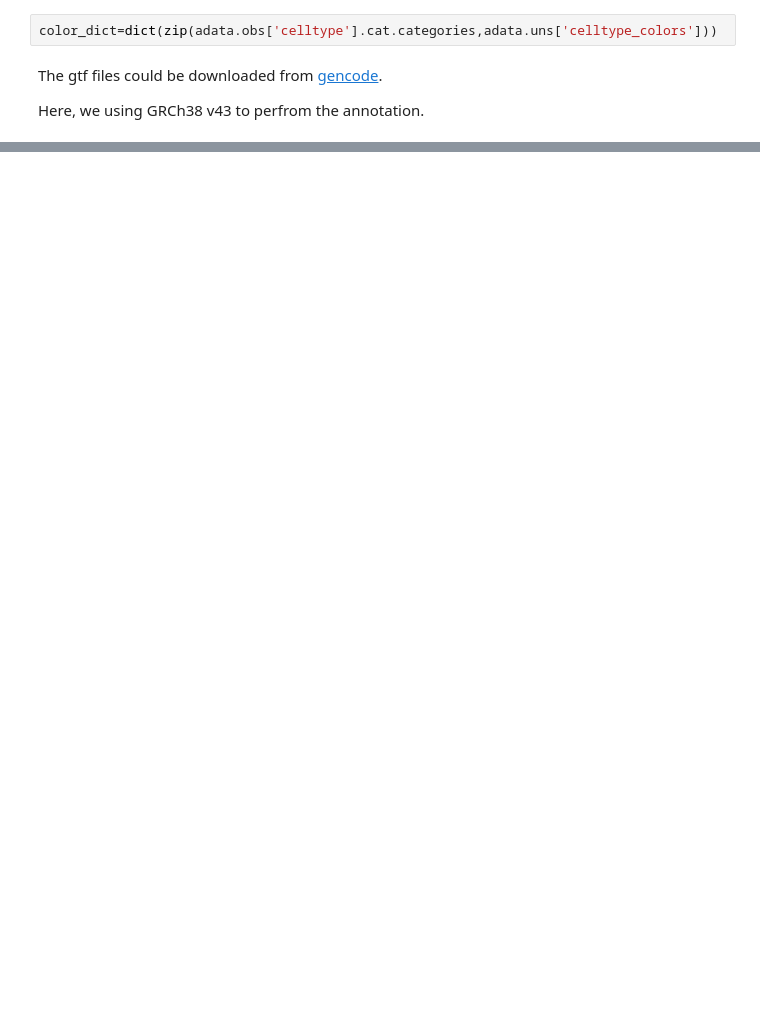
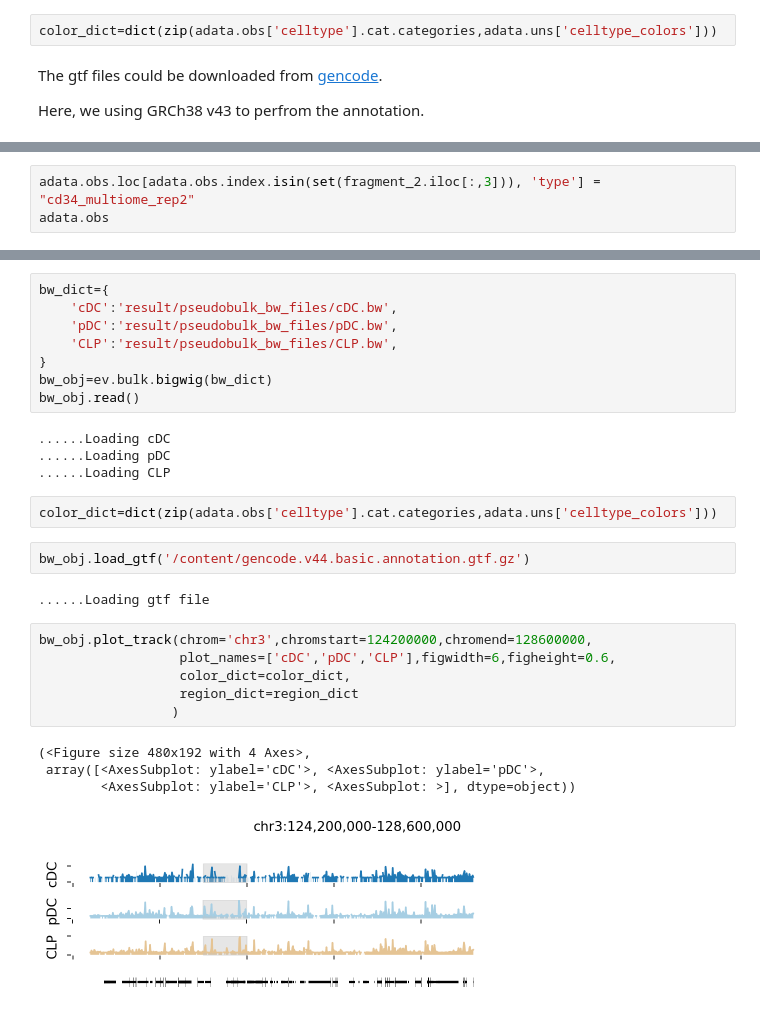
Before and after one commit to Starlitnightly/Epiverse, a Jupyter notebook: Epiverse_guide/docs/Tutorials-single/t_pseudobulk_visual.ipynb, the cells around one changed output, grey strips where cells are left out. Cells and saved outputs as stored; diff of their text form; blank space fills up the shorter version.

Commit message:
update the function and tutorails of pseudobulk

```diff
--- a/Epiverse_guide/docs/Tutorials-single/t_pseudobulk_visual.ipynb
+++ b/Epiverse_guide/docs/Tutorials-single/t_pseudobulk_visual.ipynb
@@ -135,0 +237,3 @@ bw_obj.plot_track(chrom='chr3',chromstart=124200000,chromend=128600000,
+# %%
+adata.obs.loc[adata.obs.index.isin(set(fragment_2.iloc[:,3])), 'type'] = "cd34_multiome_rep2"
+adata.obs
@@ -135,0 +270,29 @@ bw_obj.plot_track(chrom='chr3',chromstart=124200000,chromend=128600000,
+# %%
+bw_dict={
+    'cDC':'result/pseudobulk_bw_files/cDC.bw',
+    'pDC':'result/pseudobulk_bw_files/pDC.bw',
+    'CLP':'result/pseudobulk_bw_files/CLP.bw',
+}
+bw_obj=ev.bulk.bigwig(bw_dict)
+bw_obj.read()
+# %% [output]
+......Loading cDC
+......Loading pDC
+......Loading CLP
+# %%
+color_dict=dict(zip(adata.obs['celltype'].cat.categories,adata.uns['celltype_colors']))
+# %%
+bw_obj.load_gtf('/content/gencode.v44.basic.annotation.gtf.gz')
+# %% [output]
+......Loading gtf file
+# %%
+bw_obj.plot_track(chrom='chr3',chromstart=124200000,chromend=128600000,
+                  plot_names=['cDC','pDC','CLP'],figwidth=6,figheight=0.6,
+                  color_dict=color_dict,
+                  region_dict=region_dict
+                 )
+# %% [output]
+(<Figure size 480x192 with 4 Axes>,
+ array([<AxesSubplot: ylabel='cDC'>, <AxesSubplot: ylabel='pDC'>,
+        <AxesSubplot: ylabel='CLP'>, <AxesSubplot: >], dtype=object))
+[figure, added]
```
Also changed, not shown: parts of 18 cells of this notebook, 1 other file.
